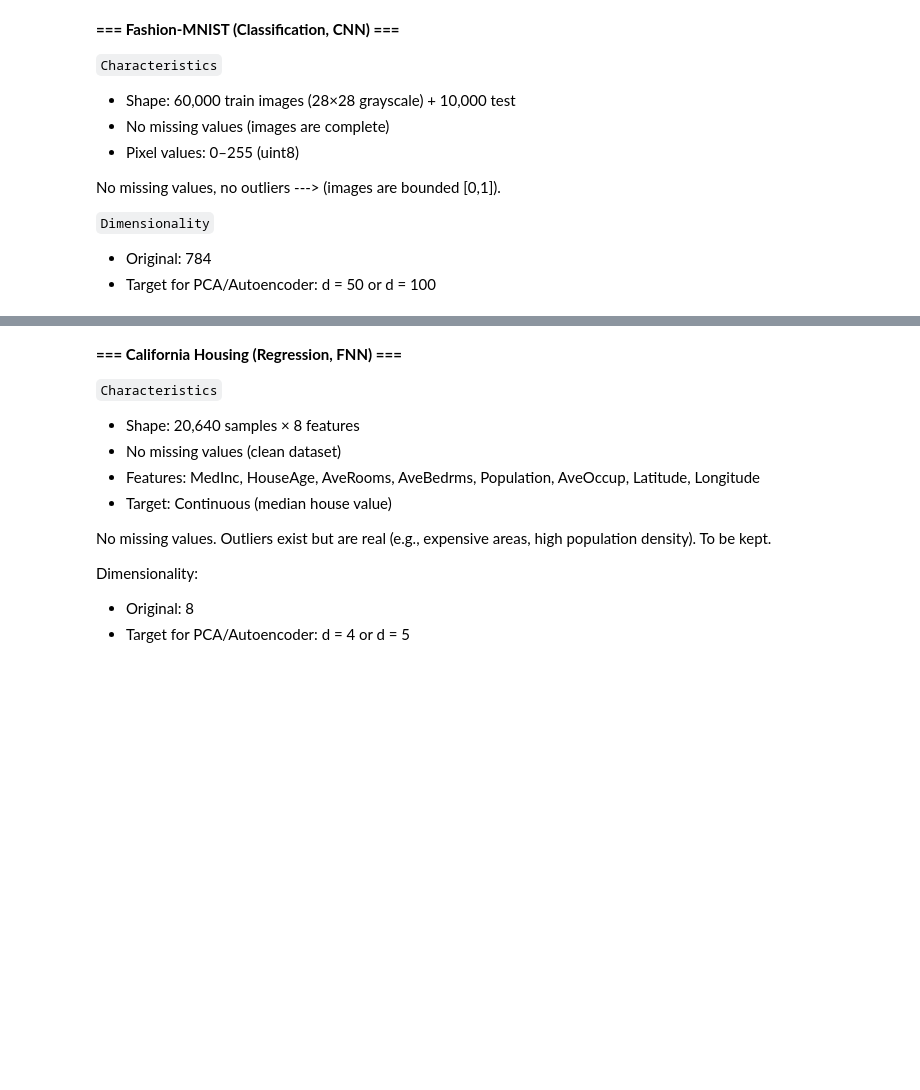
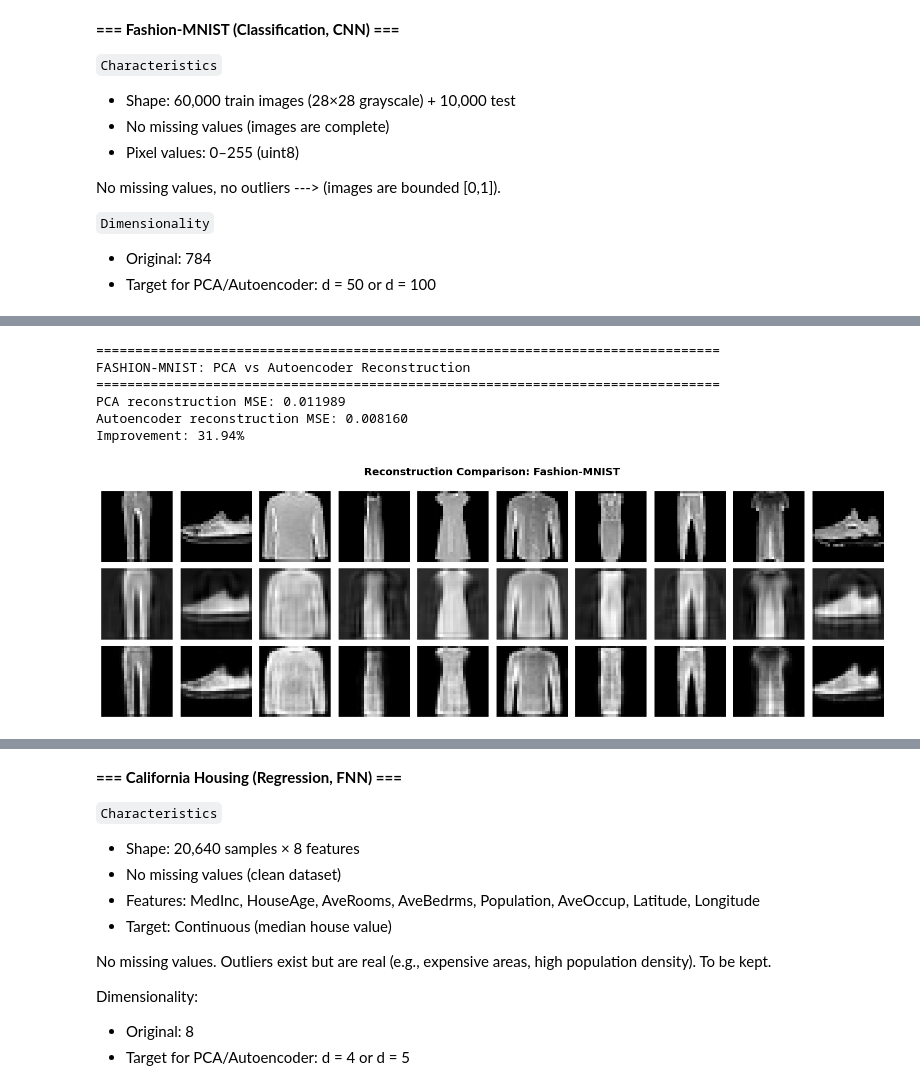
Before and after one commit to Alx-a-cod/MLiterallyConfused, a Jupyter notebook: ML_Assignment_2.ipynb, the cells around one changed output, grey strips where cells are left out. Saved outputs shown, nothing was run; the diff lists cells and outputs as text; code cells hidden in the pictures; blank space fills up the shorter version.

```diff
--- a/ML_Assignment_2.ipynb
+++ b/ML_Assignment_2.ipynb
@@ -93,0 +274,56 @@ Total variance explained by 50 PCs: 0.8626 (86.26%)
+# %%
+# ==== Fashion-MNIST: PCA vs Autoencoder Reconstruction comparison ====
+X_test_reconstructed_pca = pca_fmnist.inverse_transform(X_test_pca)
+X_test_reconstructed_ae = autoencoder_fmnist.predict(X_test, verbose=0)
+
+mse_pca = np.mean((X_test - X_test_reconstructed_pca)**2)
+mse_ae = np.mean((X_test - X_test_reconstructed_ae)**2)
+
+print("\n" + "="*80)
+print("FASHION-MNIST: PCA vs Autoencoder Reconstruction")
+print("="*80)
+print(f"PCA reconstruction MSE: {mse_pca:.6f}")
+print(f"Autoencoder reconstruction MSE: {mse_ae:.6f}")
+print(f"Improvement: {((mse_pca - mse_ae) / mse_pca * 100):.2f}%")
+
+# ==== Visual comparison: 10 samples ====
+n_samples = 10
+indices = np.random.choice(X_test.shape[0], n_samples, replace=False)
+
+X_original = X_test[indices]
+X_pca_recon = pca_fmnist.inverse_transform(X_test_pca[indices])
+X_ae_recon = autoencoder_fmnist.predict(X_test[indices], verbose=0)
+
+fig, axes = plt.subplots(3, n_samples, figsize=(15, 5))
+
+for i in range(n_samples):
+    # Original
+    axes[0, i].imshow(X_original[i].reshape(28, 28), cmap='gray')
+    axes[0, i].axis('off')
+    if i == 0:
+        axes[0, i].set_ylabel('Original', fontsize=11, fontweight='bold')
+
+    # PCA reconstruction
+    axes[1, i].imshow(X_pca_recon[i].reshape(28, 28), cmap='gray')
+    axes[1, i].axis('off')
+    if i == 0:
+        axes[1, i].set_ylabel('PCA (50d)', fontsize=11, fontweight='bold')
+
+    # Autoencoder reconstruction
+    axes[2, i].imshow(X_ae_recon[i].reshape(28, 28), cmap='gray')
+    axes[2, i].axis('off')
+    if i == 0:
+        axes[2, i].set_ylabel('Autoencoder (50d)', fontsize=11, fontweight='bold')
+
+plt.suptitle('Reconstruction Comparison: Fashion-MNIST', fontsize=14, fontweight='bold')
+plt.tight_layout()
+plt.savefig('reconstruction_comparison_fmnist.png', dpi=300, bbox_inches='tight')
+plt.show()
+# %% [output]
+================================================================================
+FASHION-MNIST: PCA vs Autoencoder Reconstruction
+================================================================================
+PCA reconstruction MSE: 0.011989
+Autoencoder reconstruction MSE: 0.008160
+Improvement: 31.94%
+[figure, added]
```
Also changed, not shown: parts of 19 cells of this notebook.
